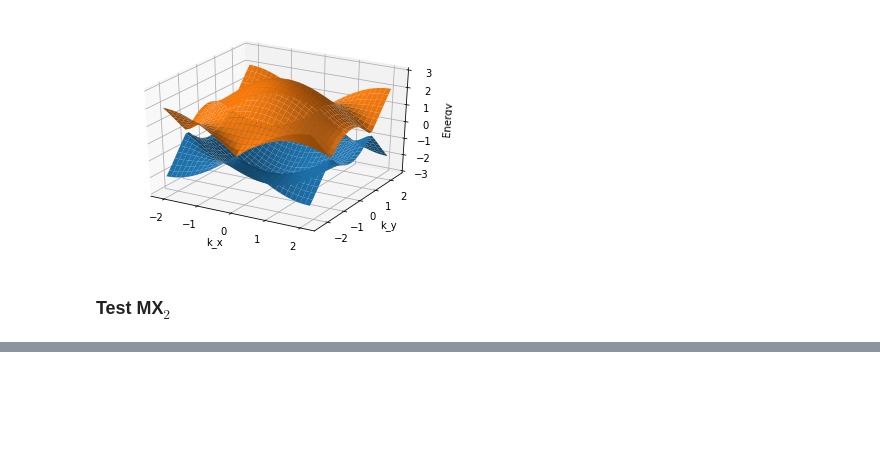
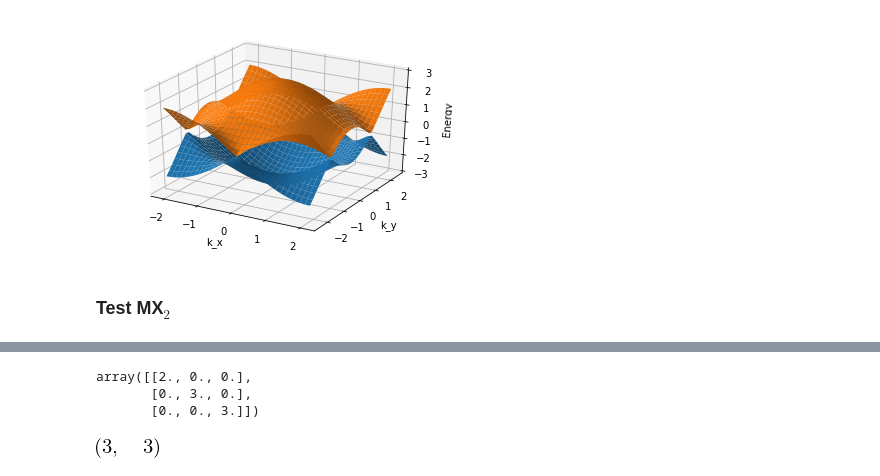
Before and after one commit to quantum-tinkerer/qsymm, a Jupyter notebook: model_to_kwant.ipynb, the cells around one changed output, grey strips where cells are left out. Drawn from its saved outputs; the diff is of its cells as text; code cells hidden in the pictures; blank space fills up the shorter version.

```diff
--- a/model_to_kwant.ipynb
+++ b/model_to_kwant.ipynb
@@ -151,0 +170,2 @@ kwant.plot(syst);
+# %%
+f = list(syst.site_value_pairs())[0][-1]
@@ -151,0 +186,10 @@ kwant.plot(syst);
+# %%
+f(list(syst.sites())[0], 2, 3)
+# %% [output]
+array([[2., 0., 0.],
+       [0., 3., 0.],
+       [0., 0., 3.]])
+# %%
+f(list(syst.sites())[0], 1, 1).shape
+# %% [output]
+[figure, added]
```
Also changed, not shown: parts of 13 cells of this notebook, 2 other files.
